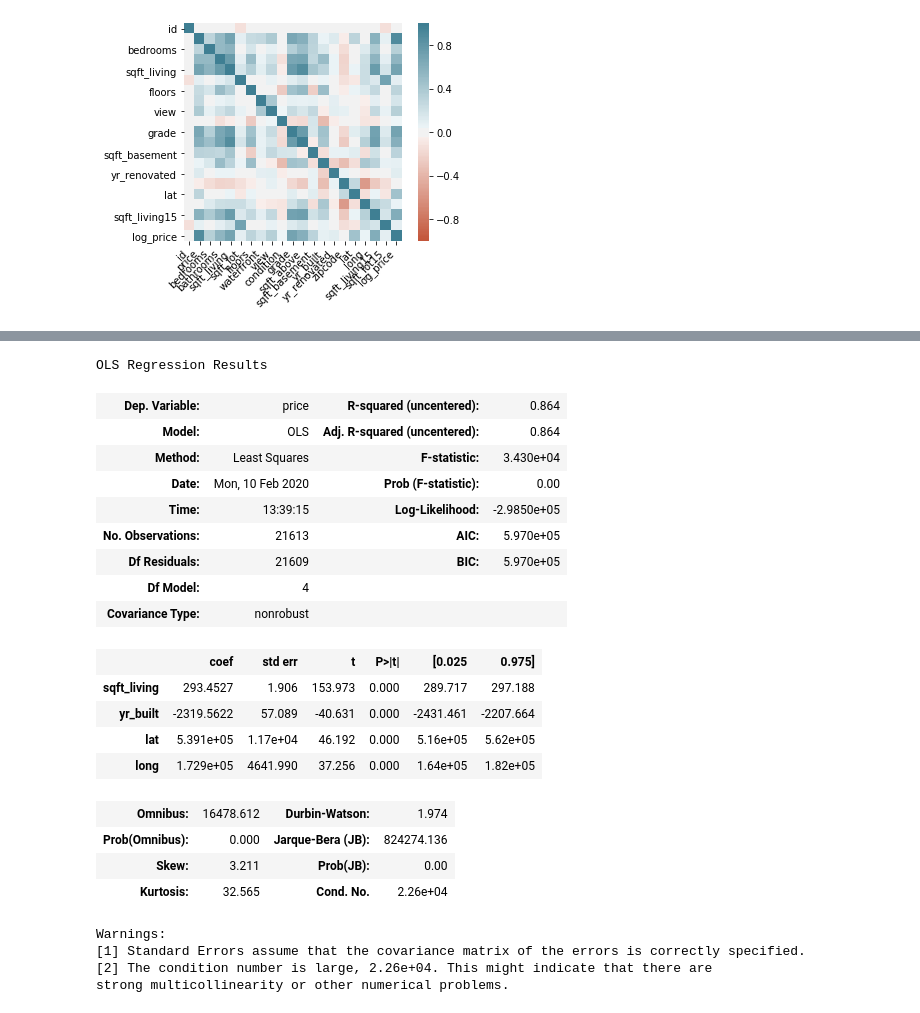
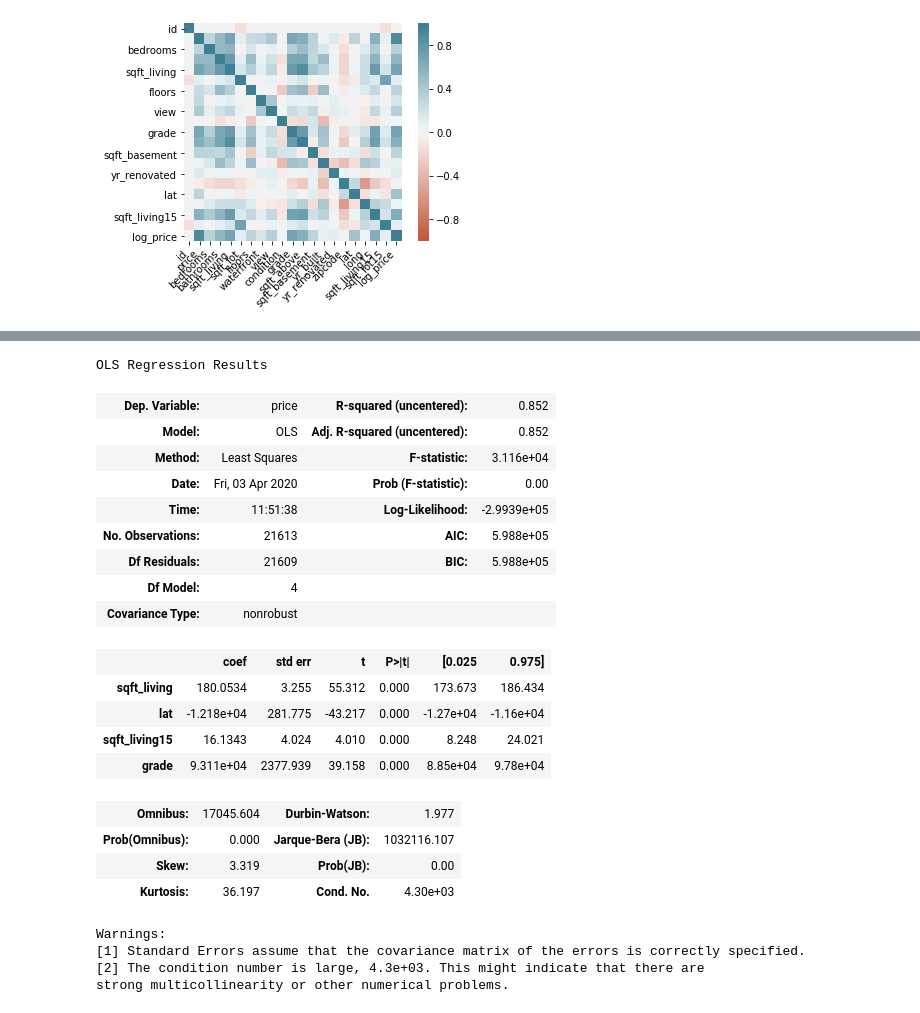
Before and after one commit to ajwal14/Springboard-DSBC, a Jupyter notebook: housing_data.ipynb, the cells around one changed output, grey strips where cells are left out. Drawn from its saved outputs; the diff is of its cells as text; code cells hidden in the pictures.

```diff
--- a/housing_data.ipynb
+++ b/housing_data.ipynb
@@ -239,31 +281,31 @@ ax.set_xticklabels(
 # %%
-X = df[['sqft_living', 'yr_built','lat','long']]
+X = df[['sqft_living','lat','sqft_living15','grade']]
 y = df['price']
 
 model = sm.OLS(y, X).fit()
 predictions = model.predict(X)
 model.summary()
 # %% [output]
 OLS Regression Results
-| Dep. Variable: | price | R-squared (uncentered): | 0.864 |
-| Model: | OLS | Adj. R-squared (uncentered): | 0.864 |
-| Method: | Least Squares | F-statistic: | 3.430e+04 |
-| Date: | Mon, 10 Feb 2020 | Prob (F-statistic): | 0.00 |
-| Time: | 13:39:15 | Log-Likelihood: | -2.9850e+05 |
-| No. Observations: | 21613 | AIC: | 5.970e+05 |
-| Df Residuals: | 21609 | BIC: | 5.970e+05 |
+| Dep. Variable: | price | R-squared (uncentered): | 0.852 |
+| Model: | OLS | Adj. R-squared (uncentered): | 0.852 |
+| Method: | Least Squares | F-statistic: | 3.116e+04 |
+| Date: | Fri, 03 Apr 2020 | Prob (F-statistic): | 0.00 |
+| Time: | 11:51:38 | Log-Likelihood: | -2.9939e+05 |
+| No. Observations: | 21613 | AIC: | 5.988e+05 |
+| Df Residuals: | 21609 | BIC: | 5.988e+05 |
 | Df Model: | 4 |  |  |
 | Covariance Type: | nonrobust |  |  |
 |  | coef | std err | t | P>|t| | [0.025 | 0.975] |
-| sqft_living | 293.4527 | 1.906 | 153.973 | 0.000 | 289.717 | 297.188 |
-| yr_built | -2319.5622 | 57.089 | -40.631 | 0.000 | -2431.461 | -2207.664 |
-| lat | 5.391e+05 | 1.17e+04 | 46.192 | 0.000 | 5.16e+05 | 5.62e+05 |
-| long | 1.729e+05 | 4641.990 | 37.256 | 0.000 | 1.64e+05 | 1.82e+05 |
+| sqft_living | 180.0534 | 3.255 | 55.312 | 0.000 | 173.673 | 186.434 |
+| lat | -1.218e+04 | 281.775 | -43.217 | 0.000 | -1.27e+04 | -1.16e+04 |
+| sqft_living15 | 16.1343 | 4.024 | 4.010 | 0.000 | 8.248 | 24.021 |
+| grade | 9.311e+04 | 2377.939 | 39.158 | 0.000 | 8.85e+04 | 9.78e+04 |
-| Omnibus: | 16478.612 | Durbin-Watson: | 1.974 |
-| Prob(Omnibus): | 0.000 | Jarque-Bera (JB): | 824274.136 |
-| Skew: | 3.211 | Prob(JB): | 0.00 |
-| Kurtosis: | 32.565 | Cond. No. | 2.26e+04 |
+| Omnibus: | 17045.604 | Durbin-Watson: | 1.977 |
+| Prob(Omnibus): | 0.000 | Jarque-Bera (JB): | 1032116.107 |
+| Skew: | 3.319 | Prob(JB): | 0.00 |
+| Kurtosis: | 36.197 | Cond. No. | 4.30e+03 |
 Warnings:
 [1] Standard Errors assume that the covariance matrix of the errors is correctly specified.
-[2] The condition number is large, 2.26e+04. This might indicate that there are
+[2] The condition number is large, 4.3e+03. This might indicate that there are
 strong multicollinearity or other numerical problems.
```
Also changed, not shown: parts of 21 cells of this notebook.
